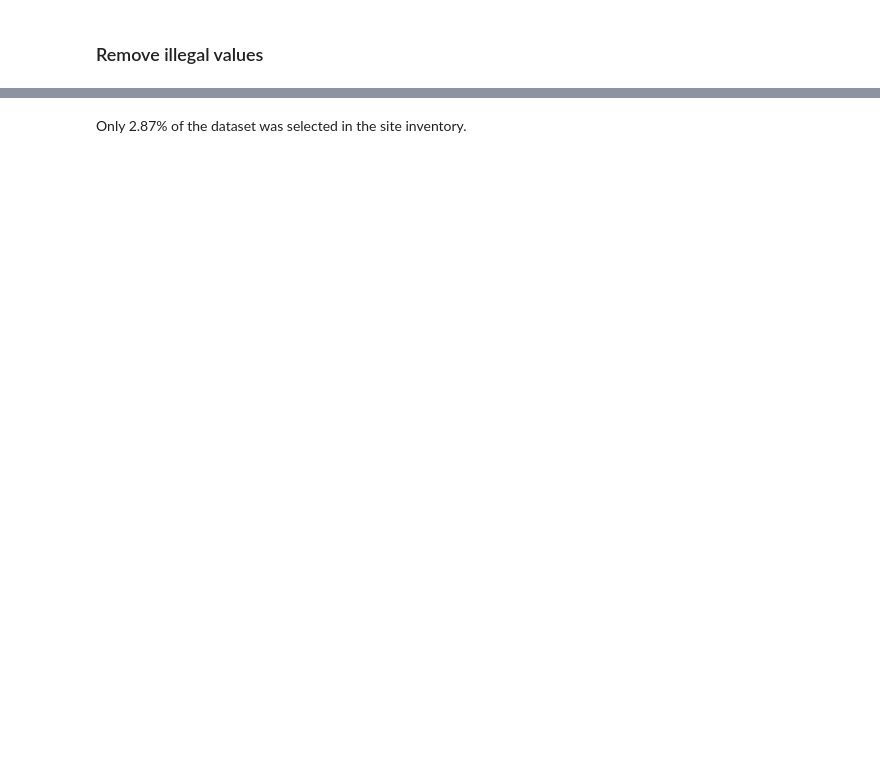
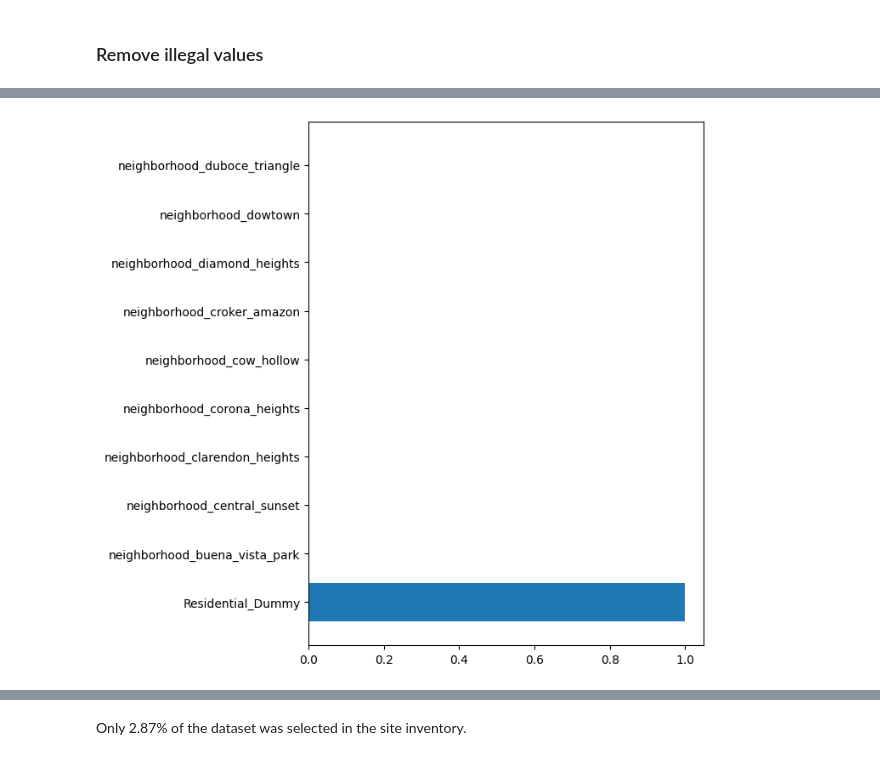
Before and after one commit to sdamerdji/dissertation, a Jupyter notebook: pdev/doubleml.ipynb, the cells around one changed output, grey strips where cells are left out. Saved outputs shown, nothing was run; the diff lists cells and outputs as text; code cells hidden in the pictures; blank space fills up the shorter version.

```diff
--- a/pdev/doubleml.ipynb
+++ b/pdev/doubleml.ipynb
@@ -45,0 +63,28 @@ ml_l = RandomForestRegressor(n_estimators=250, n_jobs=1)
+# %%
+rfc = RandomForestClassifier(class_weight='balanced')
+rfc_pipe = Pipeline(
+    [
+        ("rfc", rfc),
+    ]
+)
+
+rfc_param_grid = [
+    {
+        'rfc__max_features': ['log2', 'sqrt'],
+        'rfc__min_samples_split': stats.randint(2, 20),
+        'rfc__min_samples_leaf': stats.randint(1, 10),
+        'rfc__max_depth': stats.randint(5, 15),
+        'rfc__ccp_alpha': stats.uniform(0, .25)
+    }
+]
+
+rfc_pscore = RandomizedSearchCV(rfc_pipe,
+                                n_iter=10,
+                                n_jobs=-1,
+                                param_distributions=rfc_param_grid,
+                                verbose=1,
+                                random_state=0)
+# %%
+%%time
+train_dummy_X = train_dummy.drop(['inInventory', 'Developed'], axis=1)
+rfc_pscore.fit(train_dummy_X, train_dummy['inInventory'])
@@ -45,0 +140,10 @@ ml_l = RandomForestRegressor(n_estimators=250, n_jobs=1)
+# %%
+importances = rfc_pscore.best_estimator_.steps[0][1].feature_importances_
+ft_imp = pd.Series(importances,
+                   index=train_dummy_X.columns)
+ft_imp = ft_imp.sort_values(ascending=False)
+plt.figure(figsize=(6, 8))
+plt.barh(ft_imp.index[:10], ft_imp[:10])
+plt.show()
+# %% [output]
+[figure, added]
```
Also changed, not shown: parts of 85 cells of this notebook, 6 other files.
